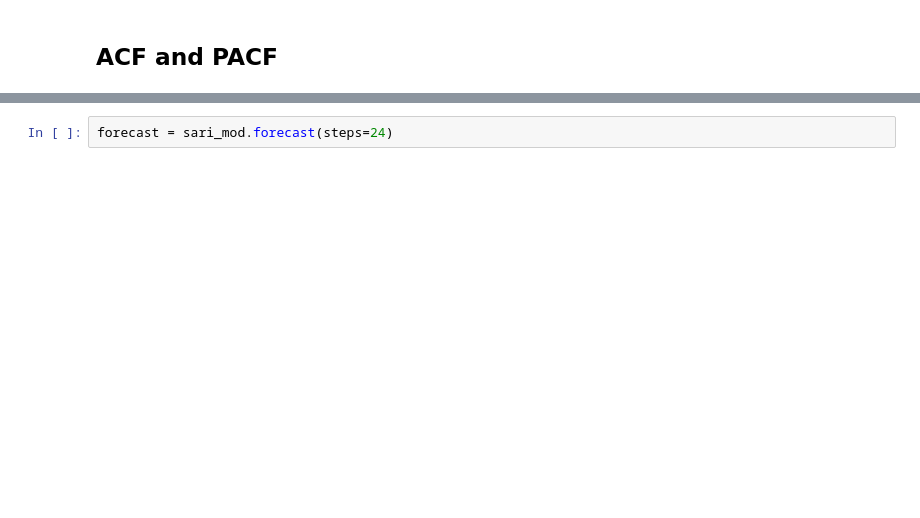
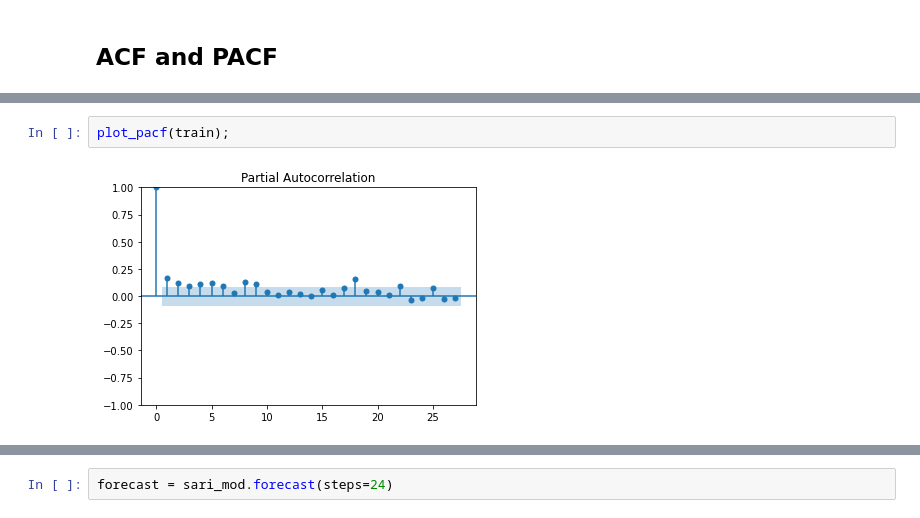
Before and after one commit to theobigdog/On-Shaky-Ground---Earthquakes-in-Asia, a Jupyter notebook: Flatiron Capstone - Earthquake Prediction.ipynb, the cells around one changed output, grey strips where cells are left out. Cells and saved outputs as stored; diff of their text form; blank space fills up the shorter version.

```diff
--- a/Flatiron Capstone - Earthquake Prediction.ipynb
+++ b/Flatiron Capstone - Earthquake Prediction.ipynb
@@ -515,0 +406,4 @@ plot_pacf(train.diff().dropna());
+# %%
+plot_pacf(train);
+# %% [output]
+[figure, added]
```
Also changed, not shown: parts of 147 cells of this notebook, 12 other files.
